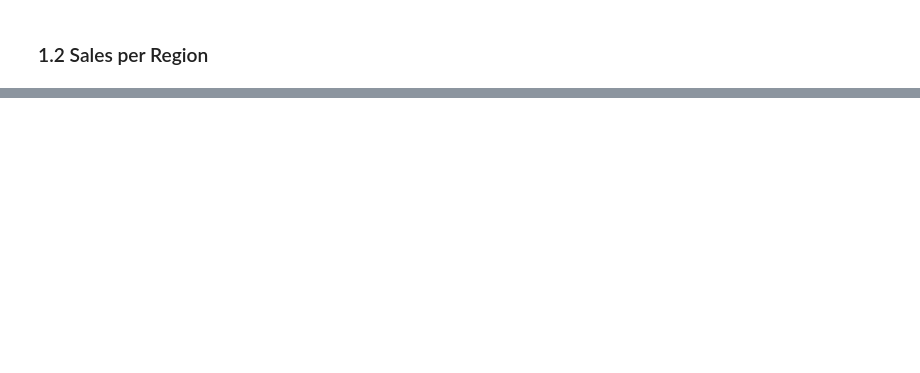
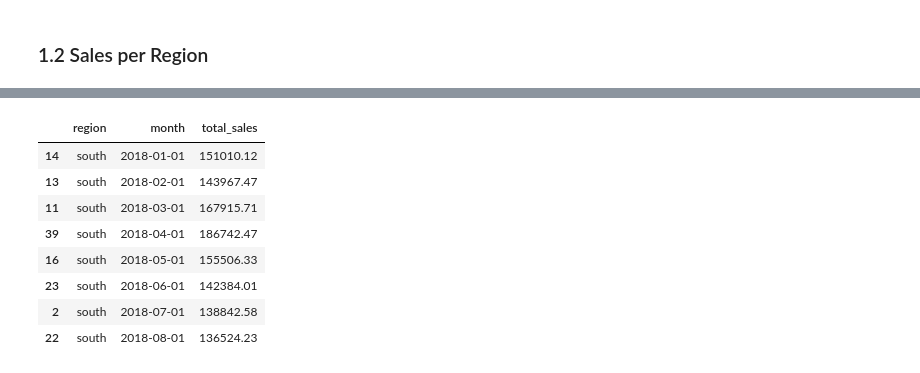
Before and after one commit to pauloreis-ds/olist, a Jupyter notebook: business_questions_insights/notebooks/1.1-pr-data-analysis-full-postgresql-challenge.ipynb, the cells around one changed output, grey strips where cells are left out. Saved outputs shown, nothing was run; the diff lists cells and outputs as text; code cells hidden in the pictures; blank space fills up the shorter version.

```diff
--- a/business_questions_insights/notebooks/1.1-pr-data-analysis-full-postgresql-challenge.ipynb
+++ b/business_questions_insights/notebooks/1.1-pr-data-analysis-full-postgresql-challenge.ipynb
@@ -119,3 +131,32 @@ plt.show()
 [figure]
 # %% [markdown]
 ### 1.2 Sales per Region
+# %%
+intial_date = date(2018, 1, 1)
+final_date = date(2019, 1, 1)
+regional_sales_per_month_query = f'''
+SELECT region, date, SUM(total_sales) FROM (SELECT *,
+    CASE
+         WHEN customer_state IN ('AM','RR','AP','PA','TO','RO','AC') THEN 'north'
+                WHEN customer_state IN ('MA','PI','CE','RN','PE','PB','SE','AL','BA') THEN 'northeast'
+                WHEN customer_state IN ('MT','MS','GO','DF') THEN 'midwest'
+                WHEN customer_state IN ('SP','RJ','ES','MG') THEN 'southeast'
+                WHEN customer_state IN ('PR','RS','SC') THEN 'south'
+                ELSE 'unknown_region'
+            END region
+FROM (
+    SELECT customer_state,
+           date_trunc('month', order_purchase_timestamp) AS date,
+           SUM(price+freight_value) AS total_sales
+    FROM orders LEFT JOIN order_items ON orders.order_id = order_items.order_id
+                LEFT JOIN customers ON orders.customer_id = customers.customer_id
+    WHERE order_status='delivered' and
+          order_purchase_timestamp BETWEEN date('{intial_date}') AND date('{final_date}')
+    GROUP BY customer_state, date_trunc('month', order_purchase_timestamp)
+    ) AS states_sales
+) AS regional_sales
+GROUP BY regional_sales.region, regional_sales.date
+'''
+# HAVING region = 'south' # to directly extract only south sales
+regional_sales = to_pandas(bd_execute(regional_sales_per_month_query), ['region', 'month','total_sales']).sort_values('month')
+regional_sales.head()
@@ -121,0 +170,14 @@ plt.show()
+# %%
+region = 'south'
+region_sales = regional_sales.query(f"region == '{region}'")
+region_sales
+# %% [output]
+|  | region | month | total_sales |
+| 14 | south | 2018-01-01 | 151010.12 |
+| 13 | south | 2018-02-01 | 143967.47 |
+| 11 | south | 2018-03-01 | 167915.71 |
+| 39 | south | 2018-04-01 | 186742.47 |
+| 16 | south | 2018-05-01 | 155506.33 |
+| 23 | south | 2018-06-01 | 142384.01 |
+| 2 | south | 2018-07-01 | 138842.58 |
+| 22 | south | 2018-08-01 | 136524.23 |
```
Also changed, not shown: parts of 5 cells of this notebook, 1 other file.
